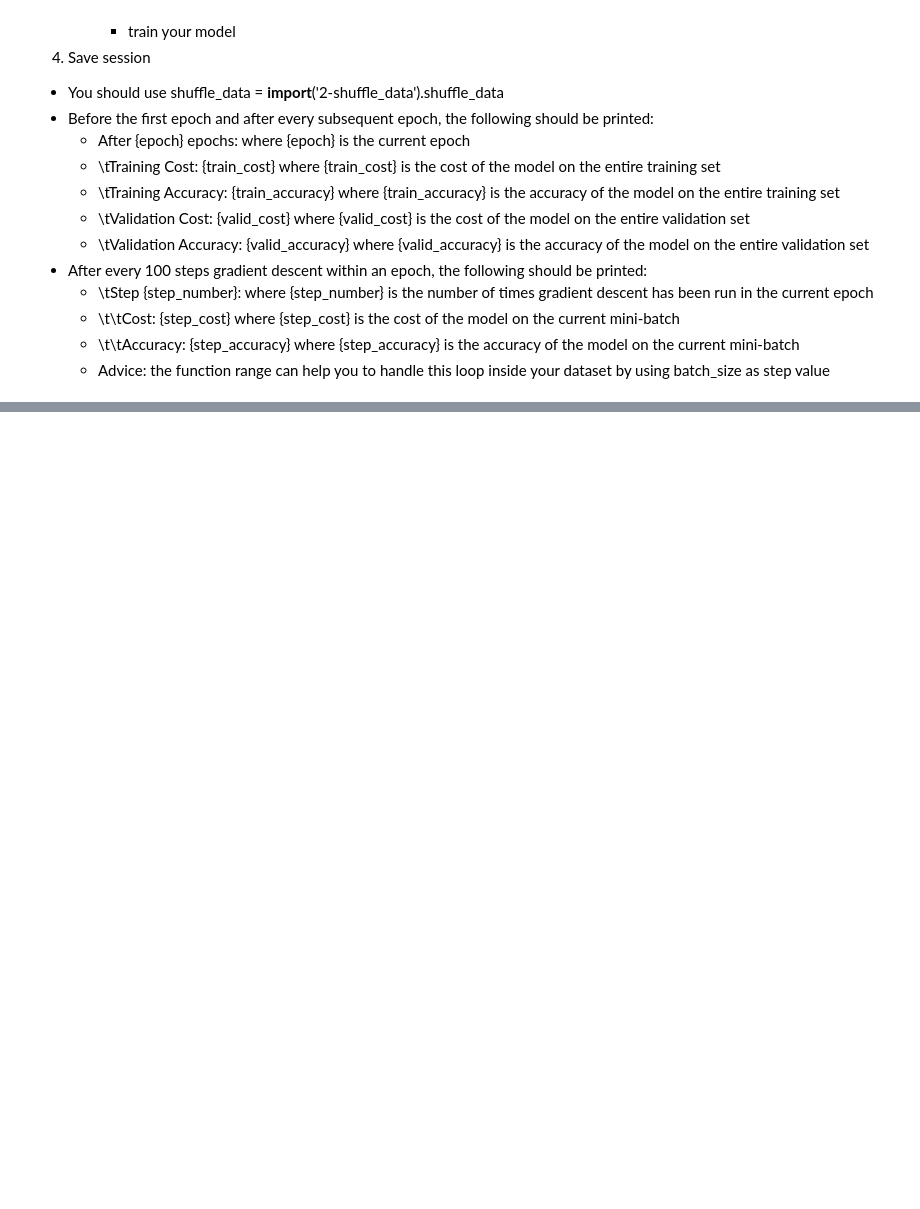
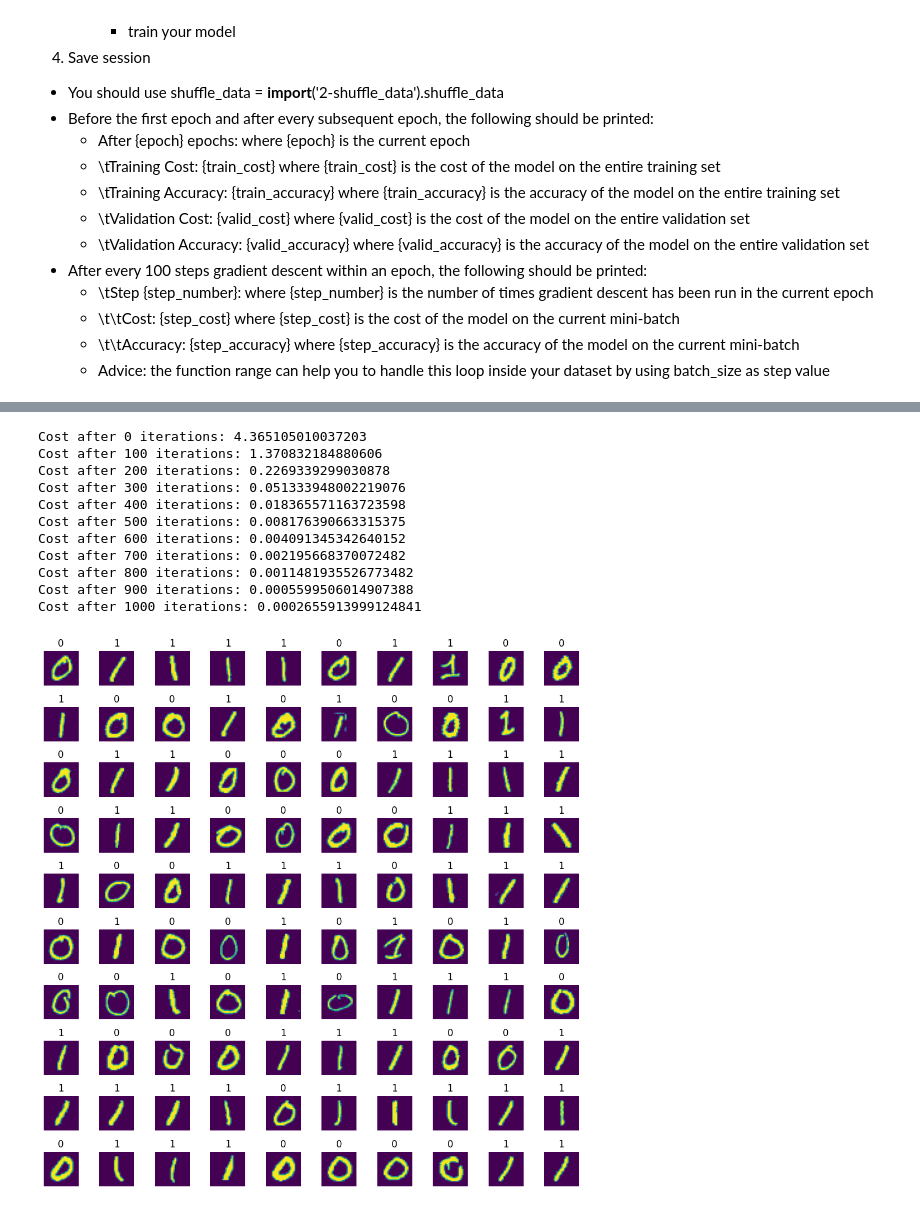
Before and after one commit to RayBar72/personal_practice, a Jupyter notebook: py_repast/3-Optimization.ipynb, the cells around one changed output, grey strips where cells are left out. Drawn from its saved outputs; the diff is of its cells as text; code cells hidden in the pictures; blank space fills up the shorter version.

```diff
--- a/py_repast/3-Optimization.ipynb
+++ b/py_repast/3-Optimization.ipynb
@@ -296,0 +511,76 @@ Model saved in path: ./model.ckpt
+# %%
+import numpy as np
+
+
+def update_variables_RMSProp(alpha, beta2, epsilon, var, grad, s):
+    sd = beta2 * s + (1 - beta2) * (grad ** 2)
+    rms = var - alpha * (grad / (sd ** (1 / 2) + epsilon))
+    return rms, sd
+# %%
+import matplotlib.pyplot as plt
+import numpy as np
+
+def forward_prop(X, W, b):
+    Z = np.matmul(X, W) + b
+    A = 1 / (1 + np.exp(-Z))
+    return A
+
+def calculate_grads(Y, A, W, b):
+    m = Y.shape[0]
+    dZ = A - Y
+    dW = np.matmul(X.T, dZ) / m
+    db = np.sum(dZ, axis=1, keepdims=True) / m
+    return dW, db
+
+def calculate_cost(Y, A):
+    m = Y.shape[0]
+    loss = - (Y * np.log(A) + (1 - Y) * np.log(1 - A))
+    cost = np.sum(loss) / m
+
+    return cost
+
+if __name__ == '__main__':
+    lib_train = np.load('../data/Binary_Train.npz')
+    X_3D, Y = lib_train['X'], lib_train['Y'].T
+    X = X_3D.reshape((X_3D.shape[0], -1))
+
+    nx = X.shape[1]
+    np.random.seed(0)
+    W = np.random.randn(nx, 1)
+    b = 0
+    dW_prev = np.zeros((nx, 1))
+    db_prev = 0
+    for i in range(1000):
+        A = forward_prop(X, W, b)
+        if not (i % 100):
+            cost = calculate_cost(Y, A)
+            print('Cost after {} iterations: {}'.format(i, cost))
+        dW, db = calculate_grads(Y, A, W, b)
+        W, dW_prev = update_variables_RMSProp(0.001, 0.9, 1e-8, W, dW, dW_prev)
+        b, db_prev = update_variables_RMSProp(0.001, 0.9, 1e-8, b, db, db_prev)
+    A = forward_prop(X, W, b)
+    cost = calculate_cost(Y, A)
+    print('Cost after {} iterations: {}'.format(1000, cost))
+
+    Y_pred = np.where(A >= 0.5, 1, 0)
+    fig = plt.figure(figsize=(10, 10))
+    for i in range(100):
+        fig.add_subplot(10, 10, i + 1)
+        plt.imshow(X_3D[i])
+        plt.title(str(Y_pred[i, 0]))
+        plt.axis('off')
+    plt.tight_layout()
+    plt.show()
+# %% [output]
+Cost after 0 iterations: 4.365105010037203
+Cost after 100 iterations: 1.370832184880606
+Cost after 200 iterations: 0.2269339299030878
+Cost after 300 iterations: 0.051333948002219076
+Cost after 400 iterations: 0.018365571163723598
+Cost after 500 iterations: 0.008176390663315375
+Cost after 600 iterations: 0.004091345342640152
+Cost after 700 iterations: 0.002195668370072482
+Cost after 800 iterations: 0.0011481935526773482
+Cost after 900 iterations: 0.0005599506014907388
+Cost after 1000 iterations: 0.0002655913999124841
+[figure, added]
```
Also changed, not shown: parts of 16 cells of this notebook.
